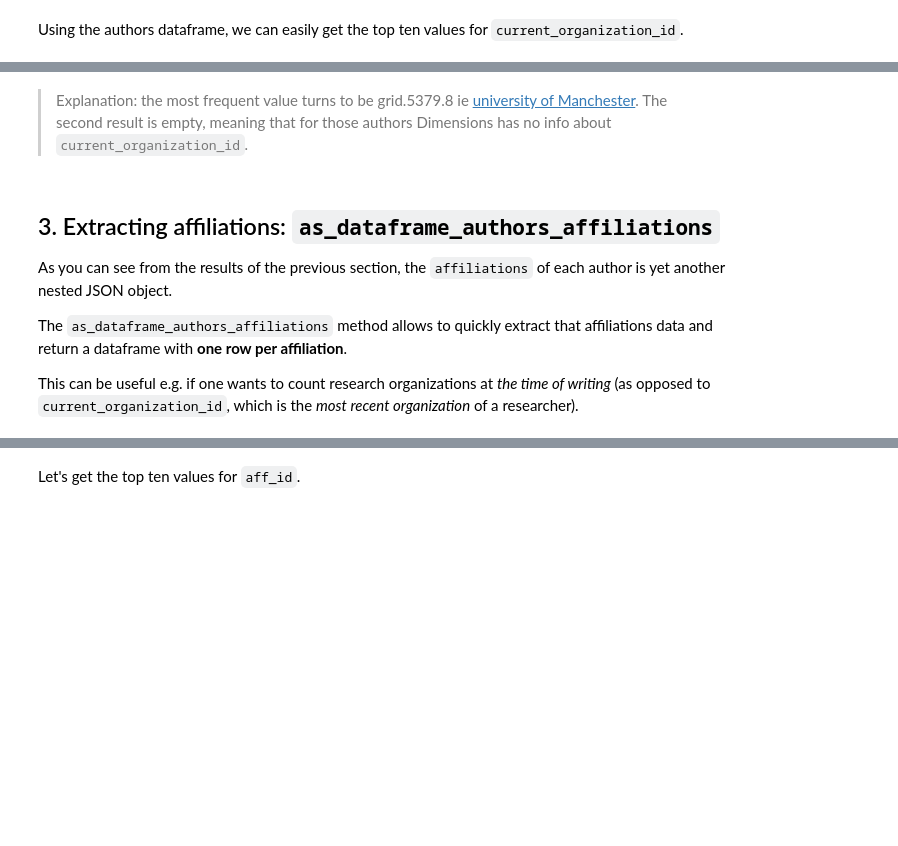
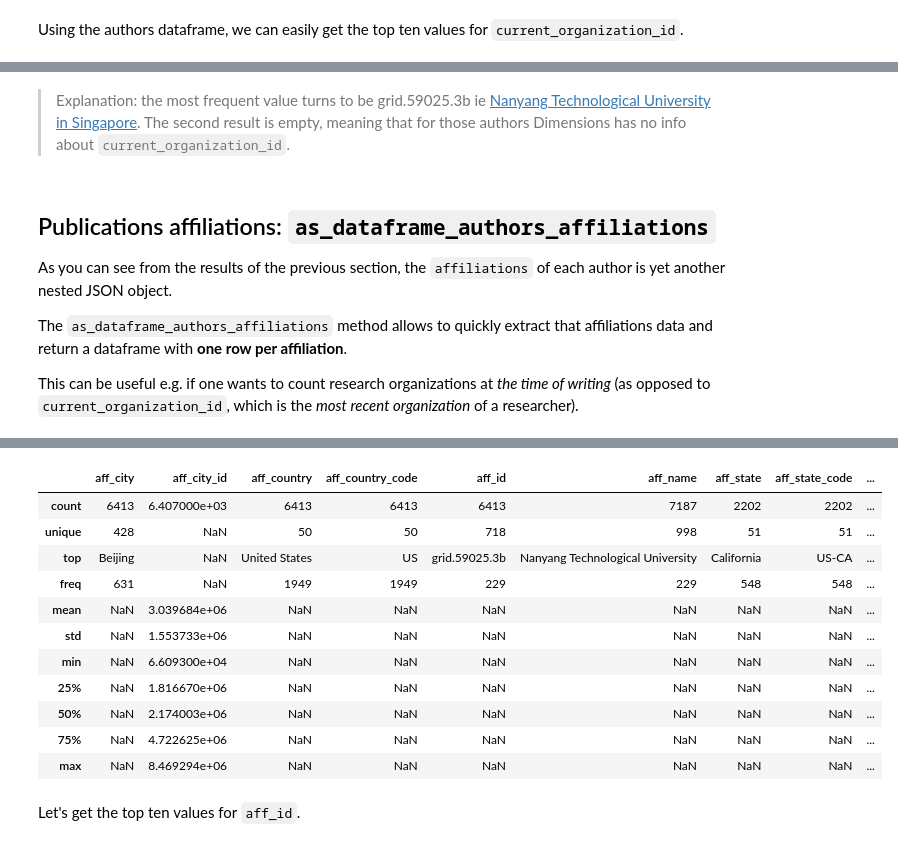
Before and after one commit to digital-science/dimensions-api-lab, a Jupyter notebook: 1-getting-started/1.2 Dimcli returning dataframes.ipynb, the cells around one changed output, grey strips where cells are left out. Cells and saved outputs as stored; diff of their text form; code cells hidden in the pictures; blank space fills up the shorter version.

```diff
--- a/1-getting-started/1.2 Dimcli returning dataframes.ipynb
+++ b/1-getting-started/1.2 Dimcli returning dataframes.ipynb
@@ -103,8 +114,8 @@ grid.430387.b    11
 Name: current_organization_id, dtype: int64
 # %% [markdown]
-> Explanation: the most frequent value turns to be grid.5379.8 ie [university of Manchester](https://grid.ac/institutes/grid.5379.8). The second result is empty, meaning that for those authors Dimensions has no info about `current_organization_id`.
+> Explanation: the most frequent value turns to be grid.59025.3b ie [Nanyang Technological University in Singapore](https://www.grid.ac/institutes/grid.59025.3b). The second result is empty, meaning that for those authors Dimensions has no info about `current_organization_id`.
 # %% [markdown]
-## 3. Extracting affiliations: `as_dataframe_authors_affiliations`
+## Publications affiliations: `as_dataframe_authors_affiliations`
 
 As you can see from the results of the previous section, the `affiliations` of each author is yet another nested JSON object.
 
@@ -121,6 +132,21 @@ affiliations.head()
 | 2 | Singapore | 1880252.0 | Singapore | SG | grid.4280.e | National University of Singapore | None | None | ... |
 | 3 | Taipei | 1668341.0 | Taiwan | TW | grid.482254.d | Institute of Atomic and Molecular... | None | None | ... |
 | 4 | Singapore | 1880252.0 | Singapore | SG | grid.4280.e | National University of Singapore | None | None | ... |
+# %%
+affiliations.describe(include="all")
+# %% [output]
+|  | aff_city | aff_city_id | aff_country | aff_country_code | aff_id | aff_name | aff_state | aff_state_code | ... |
+| count | 6413 | 6.407000e+03 | 6413 | 6413 | 6413 | 7187 | 2202 | 2202 | ... |
+| unique | 428 | NaN | 50 | 50 | 718 | 998 | 51 | 51 | ... |
+| top | Beijing | NaN | United States | US | grid.59025.3b | Nanyang Technological University | California | US-CA | ... |
+| freq | 631 | NaN | 1949 | 1949 | 229 | 229 | 548 | 548 | ... |
+| mean | NaN | 3.039684e+06 | NaN | NaN | NaN | NaN | NaN | NaN | ... |
+| std | NaN | 1.553733e+06 | NaN | NaN | NaN | NaN | NaN | NaN | ... |
+| min | NaN | 6.609300e+04 | NaN | NaN | NaN | NaN | NaN | NaN | ... |
+| 25% | NaN | 1.816670e+06 | NaN | NaN | NaN | NaN | NaN | NaN | ... |
+| 50% | NaN | 2.174003e+06 | NaN | NaN | NaN | NaN | NaN | NaN | ... |
+| 75% | NaN | 4.722625e+06 | NaN | NaN | NaN | NaN | NaN | NaN | ... |
+| max | NaN | 8.469294e+06 | NaN | NaN | NaN | NaN | NaN | NaN | ... |
 # %% [markdown]
 Let's get the top ten values for `aff_id`.
 # %%
```
Also changed, not shown: parts of 14 cells of this notebook.
